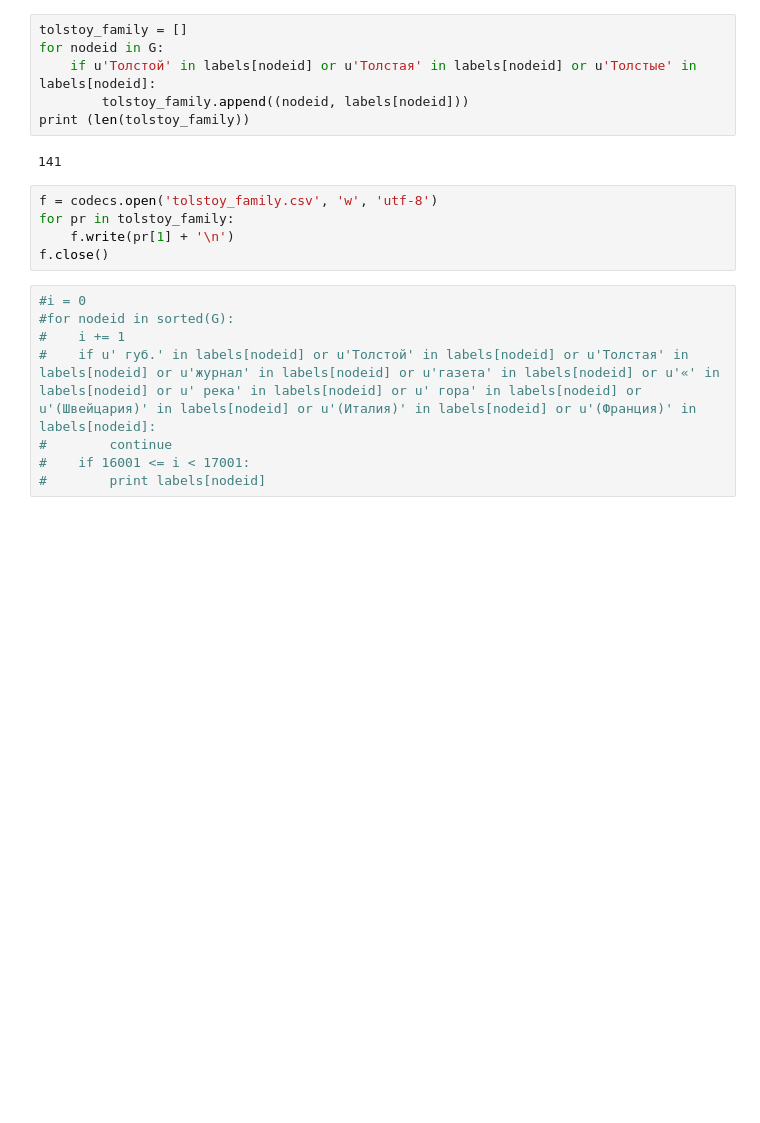
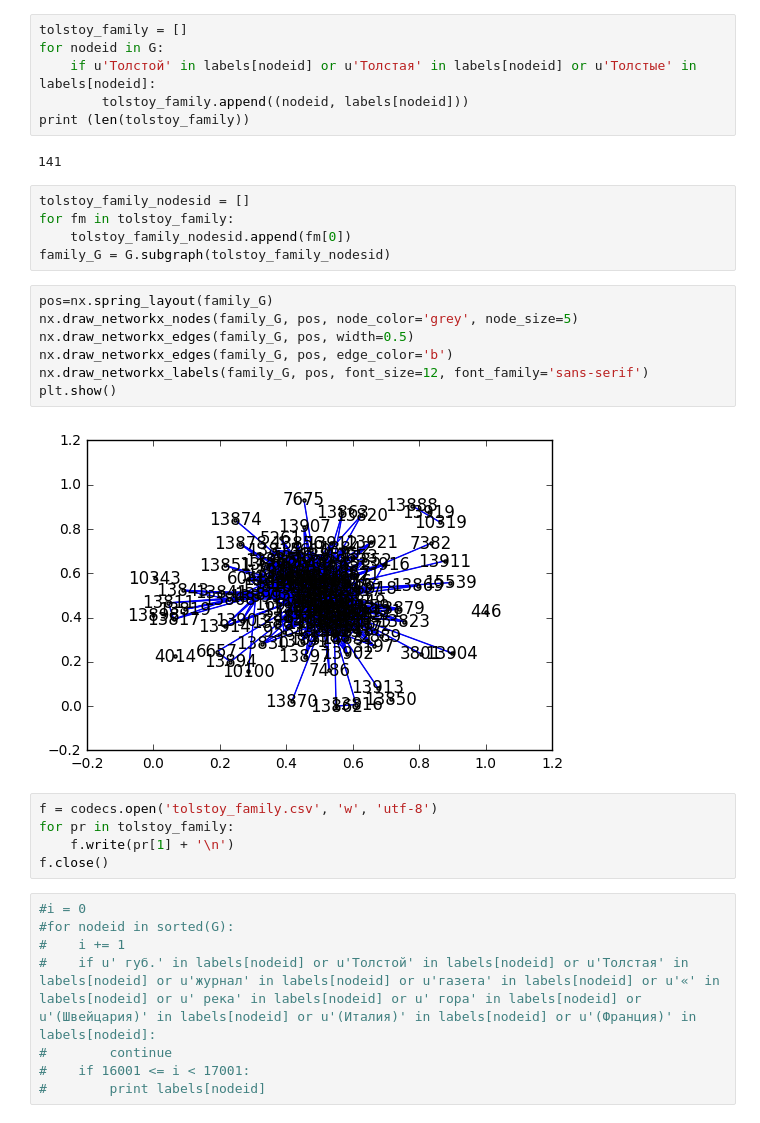
Before and after one commit to nevmenandr/six-degrees-of-leo-tolstoy, a Jupyter notebook: tolstoy.ipynb, the cells around one changed output. Drawn from its saved outputs; the diff is of its cells as text; blank space fills up the shorter version.

```diff
--- a/tolstoy.ipynb
+++ b/tolstoy.ipynb
@@ -66,6 +71,20 @@ for nodeid in G:
 print (len(tolstoy_family))
 # %% [output]
 141
+# %%
+tolstoy_family_nodesid = []
+for fm in tolstoy_family:
+    tolstoy_family_nodesid.append(fm[0])
+family_G = G.subgraph(tolstoy_family_nodesid)
+# %%
+pos=nx.spring_layout(family_G)
+nx.draw_networkx_nodes(family_G, pos, node_color='grey', node_size=5)
+nx.draw_networkx_edges(family_G, pos, width=0.5)
+nx.draw_networkx_edges(family_G, pos, edge_color='b')
+nx.draw_networkx_labels(family_G, pos, font_size=12, font_family='sans-serif')
+plt.show()
+# %% [output]
+[figure, added]
 # %%
 f = codecs.open('tolstoy_family.csv', 'w', 'utf-8')
 for pr in tolstoy_family:
```
Also changed, not shown: parts of 22 cells of this notebook, 8 other files.
